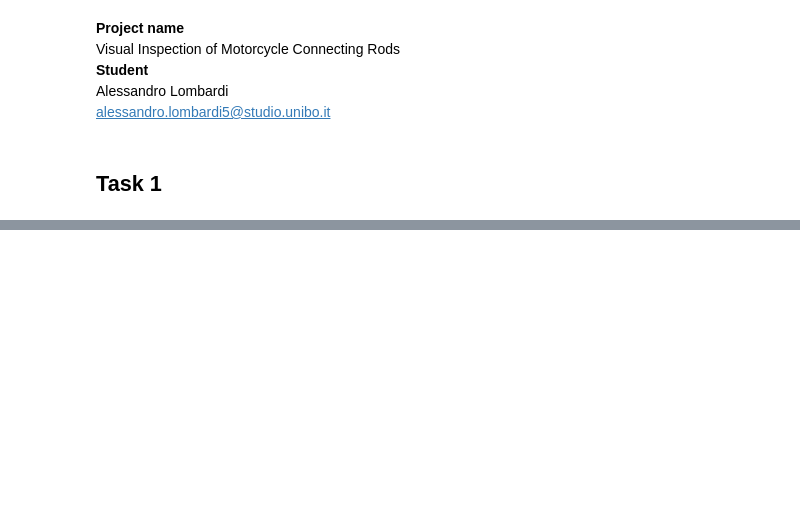
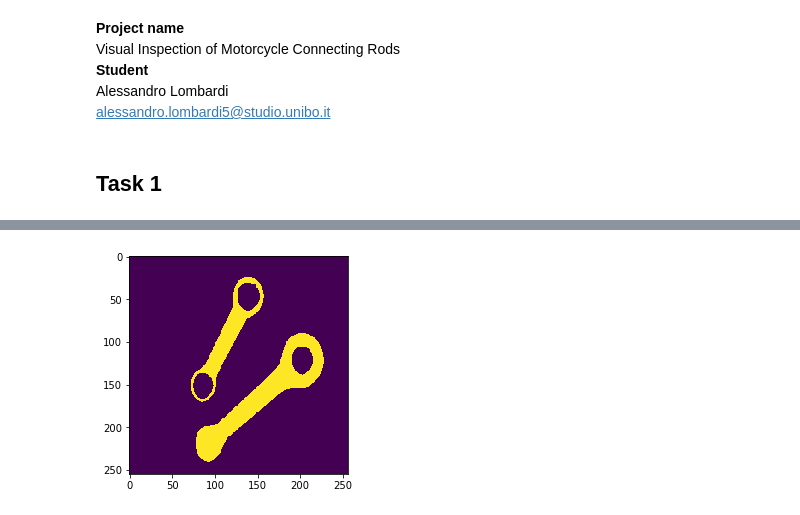
Before and after one commit to alomb/ComputerVisionAndImageProcessingProject, a Jupyter notebook: project/main.ipynb, the cells around one changed output, grey strips where cells are left out. Cells and saved outputs as stored; diff of their text form; code cells hidden in the pictures; blank space fills up the shorter version.

Commit message:
Made some morphology operations to fix imperfections on tTask 1 and solve the Change 3 in Task 2

```diff
--- a/project/main.ipynb
+++ b/project/main.ipynb
@@ -82,3 +68,11 @@ background_label = np.argmax(rod_info[:,4])
+# %%
+# close and open to remove small holes
+kernel = cv2.getStructuringElement(cv2.MORPH_CROSS, (2,2))
+th_otsu = cv2.morphologyEx(cv2.morphologyEx(th_otsu, cv2.MORPH_CLOSE, kernel), cv2.MORPH_OPEN, kernel)
+plt.imshow(th_otsu)
+plt.show()
+# %% [output]
+[figure, added]
 # %%
 def mn_moment(data, m, n):
     ''' Measure the moments of the image given the order m and n
```
Also changed, not shown: parts of 17 cells of this notebook.
